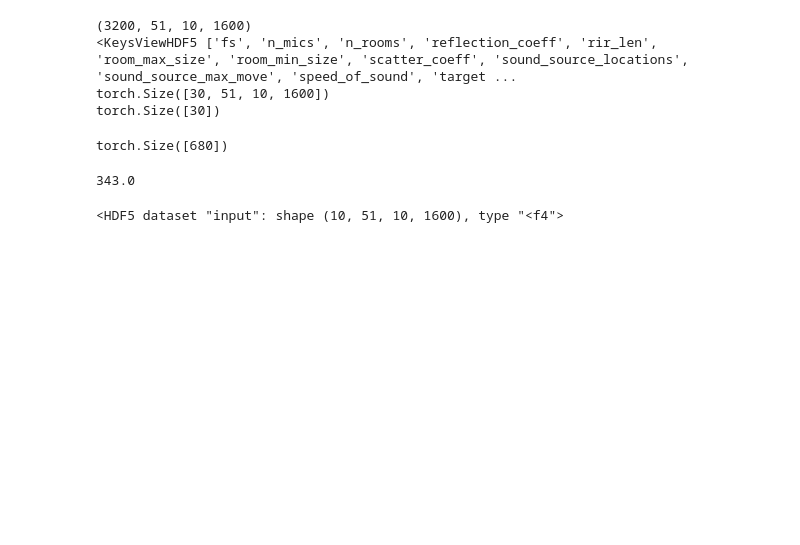
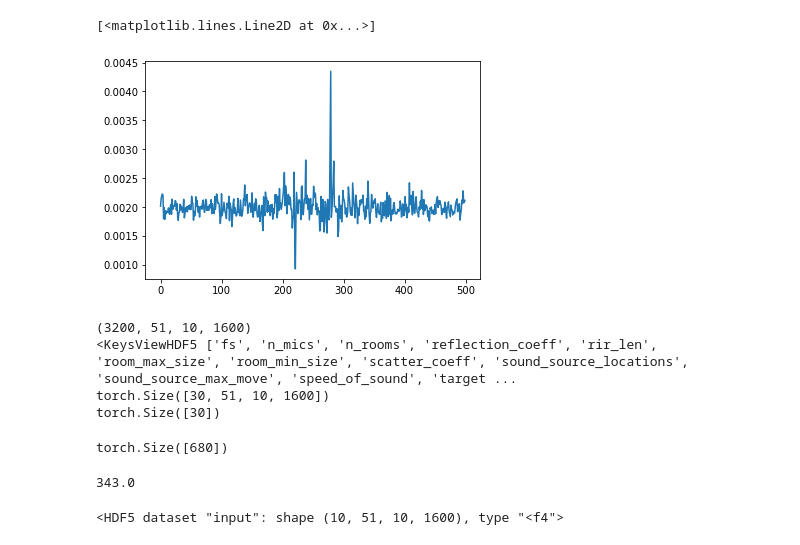
Before and after one commit to Etomer/lightning_timeshift_ML, a Jupyter notebook: slask/test.ipynb, the cells around one changed output. Saved outputs shown, nothing was run; the diff lists cells and outputs as text; code cells hidden in the pictures; blank space fills up the shorter version.

```diff
--- a/slask/test.ipynb
+++ b/slask/test.ipynb
@@ -18,0 +67,29 @@ from src.cnn_model import cnn_model
+# %%
+from src.gcc_phat_model import gcc_phat_model
+import os, sys, torch
+sys.path.append(os.getcwd())
+from lightning.pytorch.loggers import WandbLogger
+import lightning as L
+from lightning.pytorch.callbacks import ModelCheckpoint
+from torchvision import transforms
+from src.data_modules import MovingImpulseResponseDataModule
+from src.cnn_model_v2 import cnn_model_v2
+import src.data_augmentations as data_augmentations
+from torchvision import transforms
+#model = cnn_model_v2(scale_cnn_width=2, n_blocks=2, block_width=2000) # from scratch
+
+#model = cnn_model_v2.load_from_checkpoint("lightning_logs/xovhkfm1/checkpoints/epoch=16149-step=48450.ckpt", scale_model_width=2, n_blocks=2, block_width=2000) # from check point
+
+#data_path = "./data/datasets/moving_dataset_medium.hdf5"
+data_path = "data/datasets/moving_dataset_directivity_medium_extra_val.hdf5"
+data_val_path = "data/datasets/moving_dataset_directivity_easy_tiny_val.hdf5"
+sound_dir = "./data/reference_data/reference_sounds/"
+transform = transforms.Compose([data_augmentations.doppler_aug(max_rel_v=1), data_augmentations.noise_aug(noise_ratio=0.001)])
+data_module = MovingImpulseResponseDataModule(data_path,sound_dir,batch_size=50, transform=transform, n_mics_per_batch=5, data_val_path=data_val_path)
+
+
+
+model = gcc_phat_model(data_module.n_shift_bins,data_module.max_shift, data_module.sample_length, temperature_scaling=10)
+
+trainer = L.Trainer(accelerator="cpu")
+trainer.validate(model, data_module)
@@ -19,3 +108,12 @@ from src.cnn_model import cnn_model
+# %%
+import matplotlib.pyplot as plt
+X,y = next(iter(data_module.val_dataloader()))
+pred = model(X)
+
+plt.plot((5e-1*pred[0]).softmax(dim=0))
+# %% [output]
+[<matplotlib.lines.Line2D at 0x...>]
+[figure, added]
 # %%
 data_path = "./data/datasets/moving_dataset_small.hdf5"
 sound_dir = "./data/reference_data/reference_sounds/"
```
Also changed, not shown: parts of 3 cells of this notebook, 6 other files.
